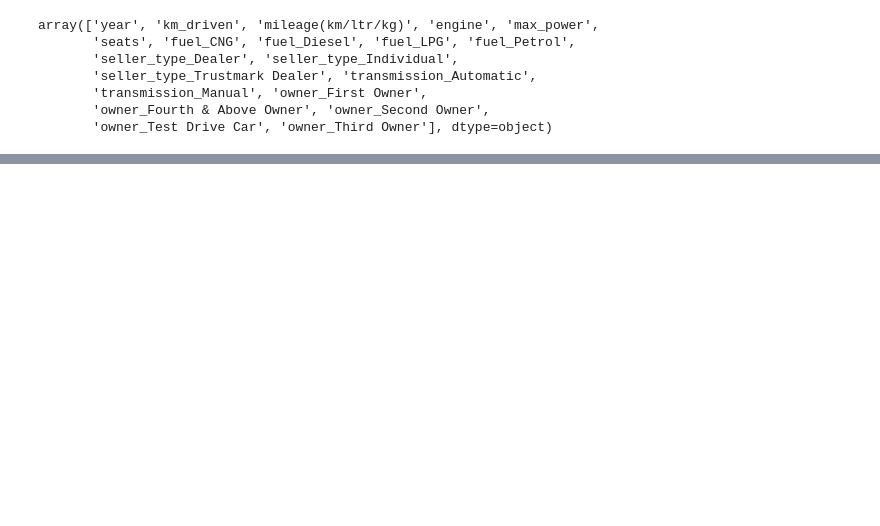
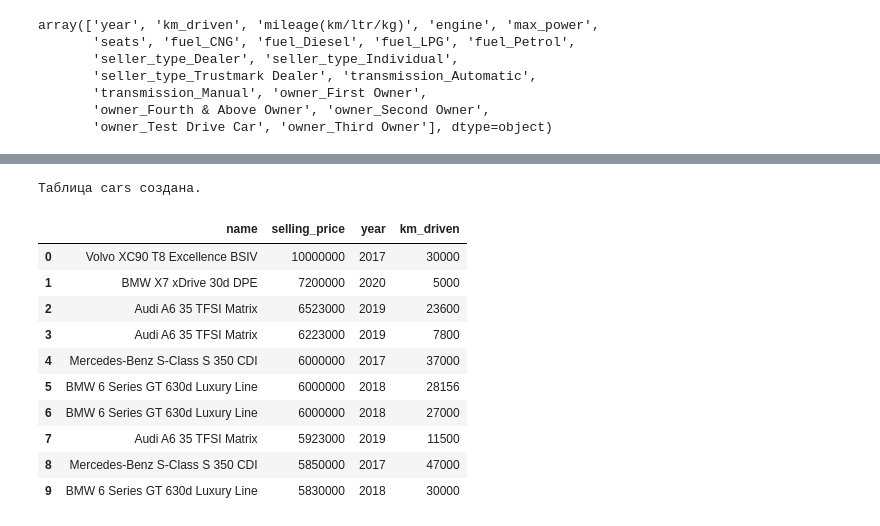
Before and after one commit to SheL16/car-price-prediction, a Jupyter notebook: notebooks/analysis.ipynb, the cells around one changed output, grey strips where cells are left out. Saved outputs shown, nothing was run; the diff lists cells and outputs as text; code cells hidden in the pictures; blank space fills up the shorter version.

```diff
--- a/notebooks/analysis.ipynb
+++ b/notebooks/analysis.ipynb
@@ -486,0 +484,30 @@ plt.show()
+# %%
+conn = sqlite3.connect(":memory:")
+
+df_clean.to_sql("cars", conn, index=False, if_exists="replace")
+
+print("Таблица cars создана.")
+# %% [output]
+Таблица cars создана.
+# %%
+sql_query_1 = """
+SELECT name, selling_price, year, km_driven
+FROM cars
+ORDER BY selling_price DESC
+LIMIT 10;
+"""
+
+sql_top_expensive = pd.read_sql_query(sql_query_1, conn)
+sql_top_expensive
+# %% [output]
+|  | name | selling_price | year | km_driven |
+| 0 | Volvo XC90 T8 Excellence BSIV | 10000000 | 2017 | 30000 |
+| 1 | BMW X7 xDrive 30d DPE | 7200000 | 2020 | 5000 |
+| 2 | Audi A6 35 TFSI Matrix | 6523000 | 2019 | 23600 |
+| 3 | Audi A6 35 TFSI Matrix | 6223000 | 2019 | 7800 |
+| 4 | Mercedes-Benz S-Class S 350 CDI | 6000000 | 2017 | 37000 |
+| 5 | BMW 6 Series GT 630d Luxury Line | 6000000 | 2018 | 28156 |
+| 6 | BMW 6 Series GT 630d Luxury Line | 6000000 | 2018 | 27000 |
+| 7 | Audi A6 35 TFSI Matrix | 5923000 | 2019 | 11500 |
+| 8 | Mercedes-Benz S-Class S 350 CDI | 5850000 | 2017 | 47000 |
+| 9 | BMW 6 Series GT 630d Luxury Line | 5830000 | 2018 | 30000 |
```
Also changed, not shown: parts of 25 cells of this notebook.
